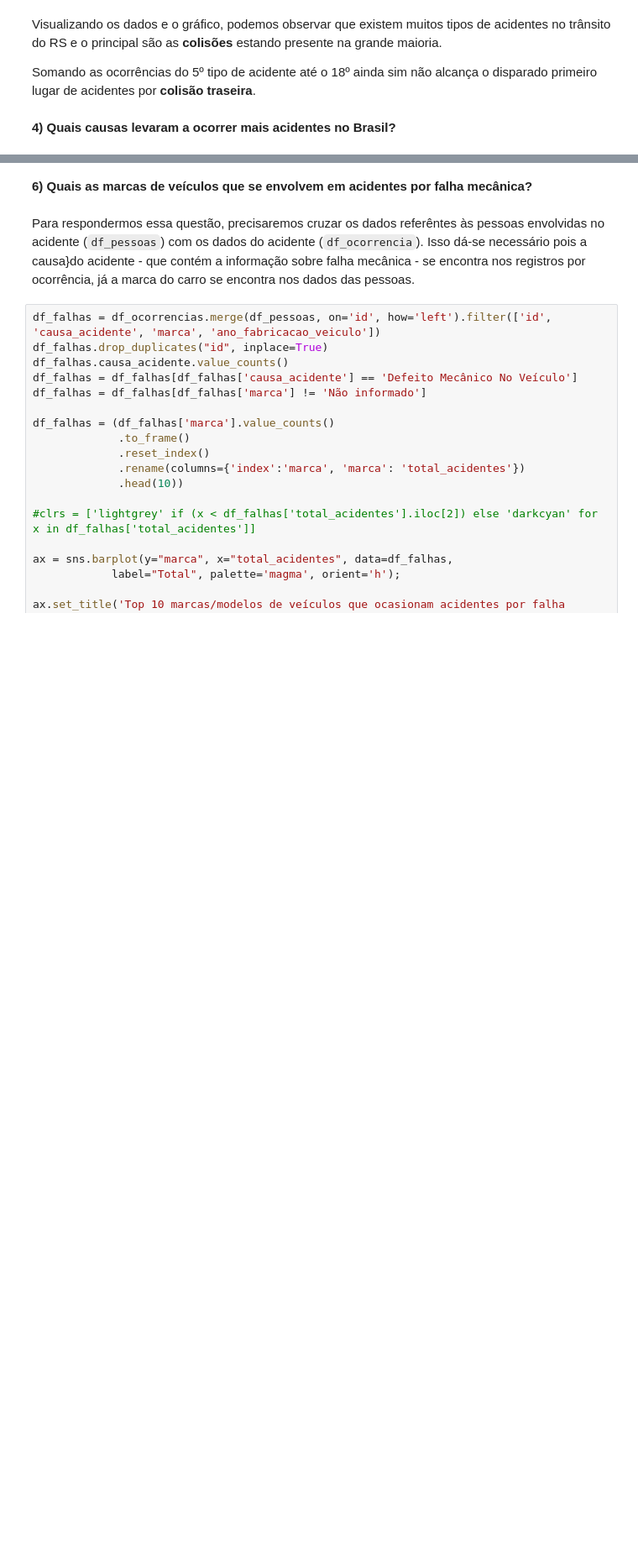
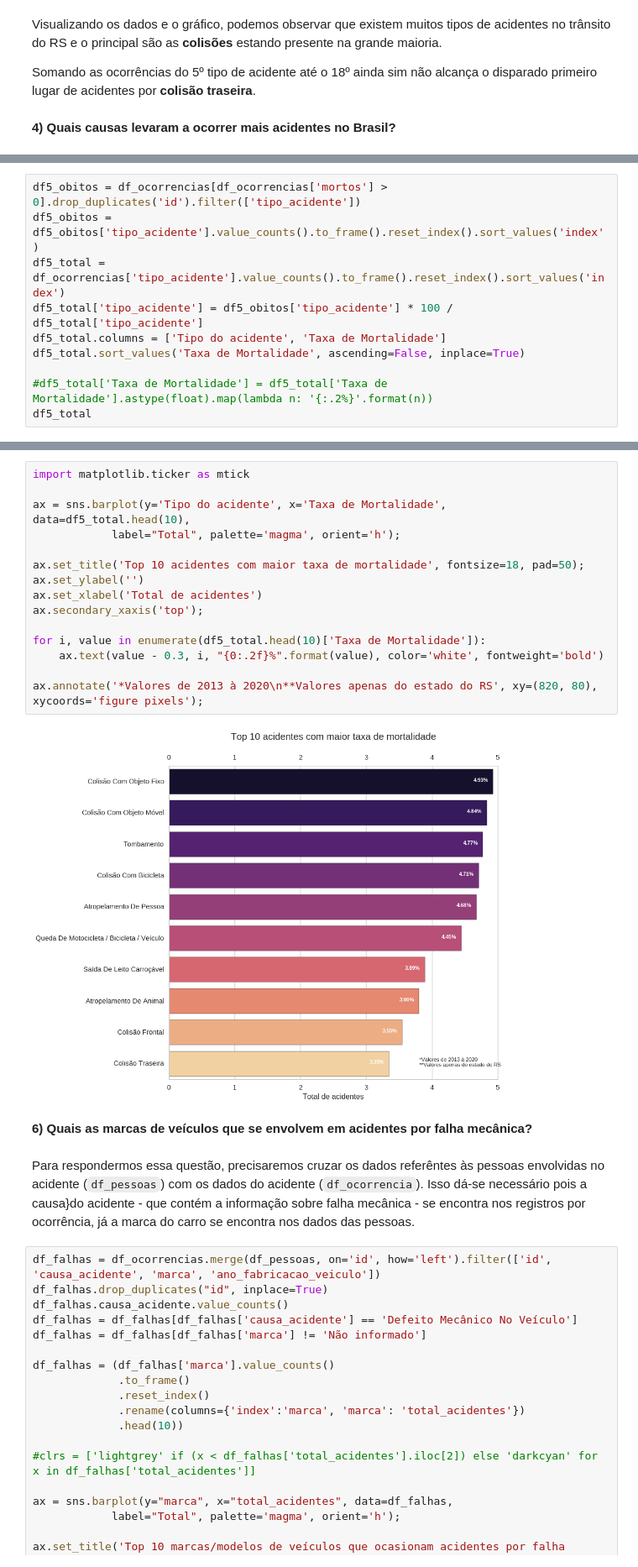
Before and after one commit to XQDLteam/brazil_highway_accidents, a Jupyter notebook: acidentes_br.ipynb, the cells around one changed output, grey strips where cells are left out. Shown at 84% size. Cells and saved outputs as stored; diff of their text form; blank space fills up the shorter version.

```diff
--- a/acidentes_br.ipynb
+++ b/acidentes_br.ipynb
@@ -404,0 +396,10 @@ Name: tipo_veiculo, dtype: int64
+# %%
+df5_obitos = df_ocorrencias[df_ocorrencias['mortos'] > 0].drop_duplicates('id').filter(['tipo_acidente'])
+df5_obitos = df5_obitos['tipo_acidente'].value_counts().to_frame().reset_index().sort_values('index')
+df5_total = df_ocorrencias['tipo_acidente'].value_counts().to_frame().reset_index().sort_values('index')
+df5_total['tipo_acidente'] = df5_obitos['tipo_acidente'] * 100 / df5_total['tipo_acidente']
+df5_total.columns = ['Tipo do acidente', 'Taxa de Mortalidade']
+df5_total.sort_values('Taxa de Mortalidade', ascending=False, inplace=True)
+
+#df5_total['Taxa de Mortalidade'] = df5_total['Taxa de Mortalidade'].astype(float).map(lambda n: '{:.2%}'.format(n))
+df5_total
@@ -405,3 +424,20 @@ Name: tipo_veiculo, dtype: int64
+# %%
+import matplotlib.ticker as mtick
+
+ax = sns.barplot(y='Tipo do acidente', x='Taxa de Mortalidade', data=df5_total.head(10),
+            label="Total", palette='magma', orient='h');
+
+ax.set_title('Top 10 acidentes com maior taxa de mortalidade', fontsize=18, pad=50);
+ax.set_ylabel('')
+ax.set_xlabel('Total de acidentes')
+ax.secondary_xaxis('top');
+
+for i, value in enumerate(df5_total.head(10)['Taxa de Mortalidade']):
+    ax.text(value - 0.3, i, "{0:.2f}%".format(value), color='white', fontweight='bold')
+
+ax.annotate('*Valores de 2013 à 2020\n**Valores apenas do estado do RS', xy=(820, 80), xycoords='figure pixels');
+# %% [output]
+[figure, added]
 # %% [markdown]
 **6) Quais as marcas de veículos que se envolvem em acidentes por falha mecânica?**
 # %% [markdown]
```
Also changed, not shown: parts of 15 cells of this notebook, 1 other file.
